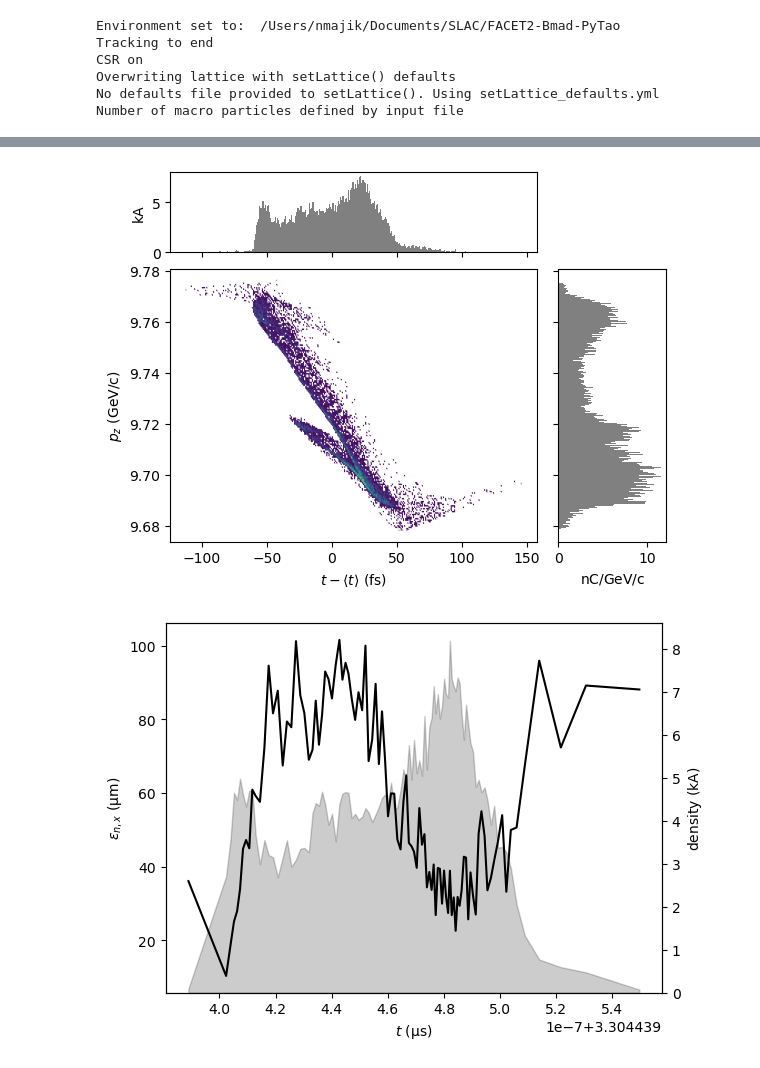
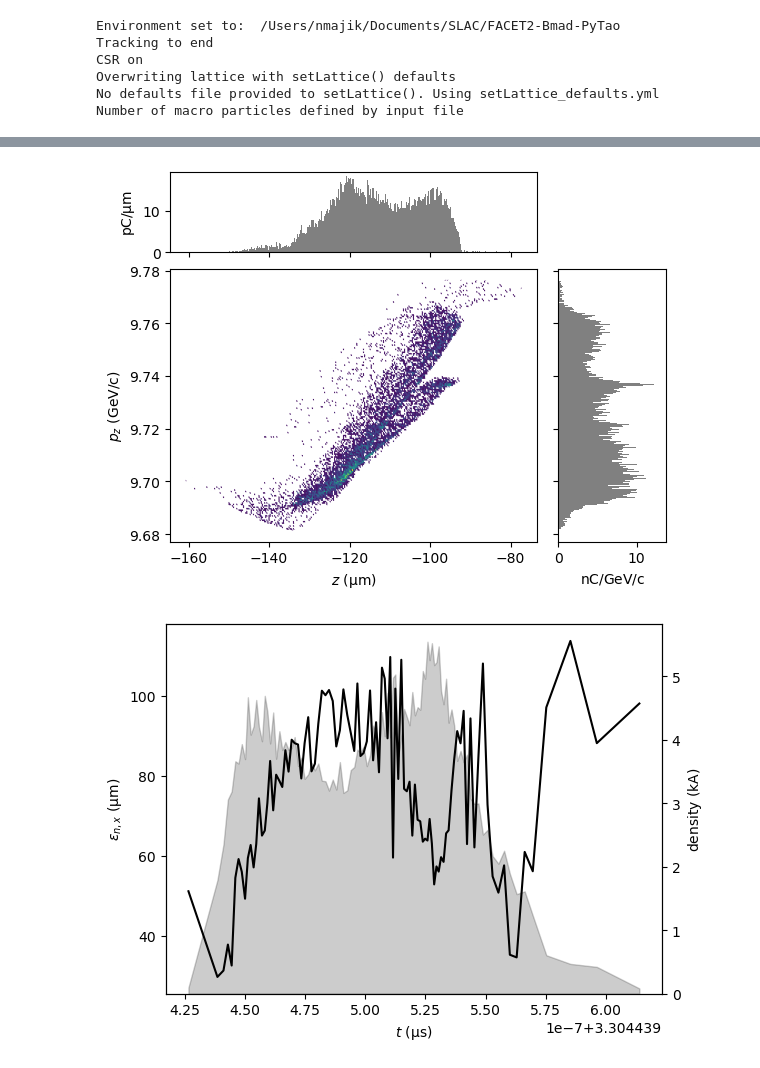
Before and after one commit to slaclab/Jitter-Forked-FACET2-Bmad-PyTao, a Jupyter notebook: 2024-07-29 BC20 two bunch optimization - validation.ipynb, the cells around one changed output, grey strips where cells are left out. Drawn from its saved outputs; the diff is of its cells as text; code cells hidden in the pictures.

```diff
--- a/2024-07-29 BC20 two bunch optimization - validation.ipynb
+++ b/2024-07-29 BC20 two bunch optimization - validation.ipynb
@@ -171,6 +171,6 @@ display(plotMod(PWitness, 'x', 'y',  bins=300))
 display(plotMod(PWitness, 'x', 'pz', bins=300))
 display(plotMod(PWitness, 'x', 'xp', bins=300))
 display(plotMod(PWitness, 'y', 'yp', bins=300))
-display(plotMod(PWitness, 'delta_t', 'pz', bins=300))
+display(plotMod(PWitness, 'z', 'pz', bins=300))
 display(slicePlotMod(PWitness, 'norm_emit_x',n_slice=100))
 # %% [output]
@@ -181,5 +181,5 @@ display(slicePlotMod(PWitness, 'norm_emit_x',n_slice=100))
-[figure, old version]
+[figure, new version]
-[figure, old version]
+[figure, new version]
 # %%
 print(f"""P, sigma x: {P["sigma_x"]}""")
 print(f"""PDrive, sigma x: {PDrive["sigma_x"]}""")
```
Also changed, not shown: parts of 8 cells of this notebook, 4 other files.
